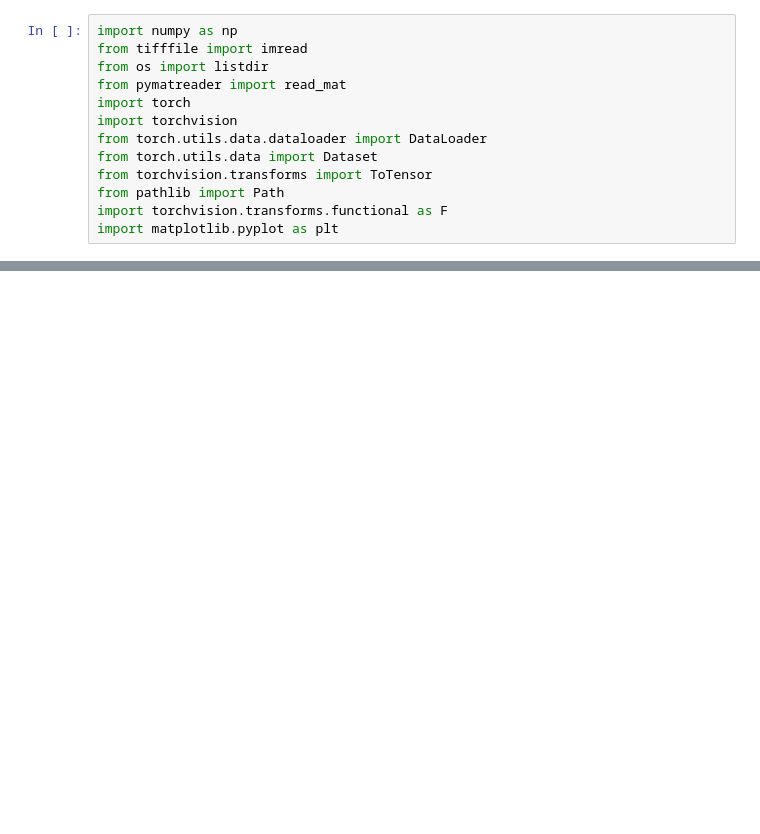
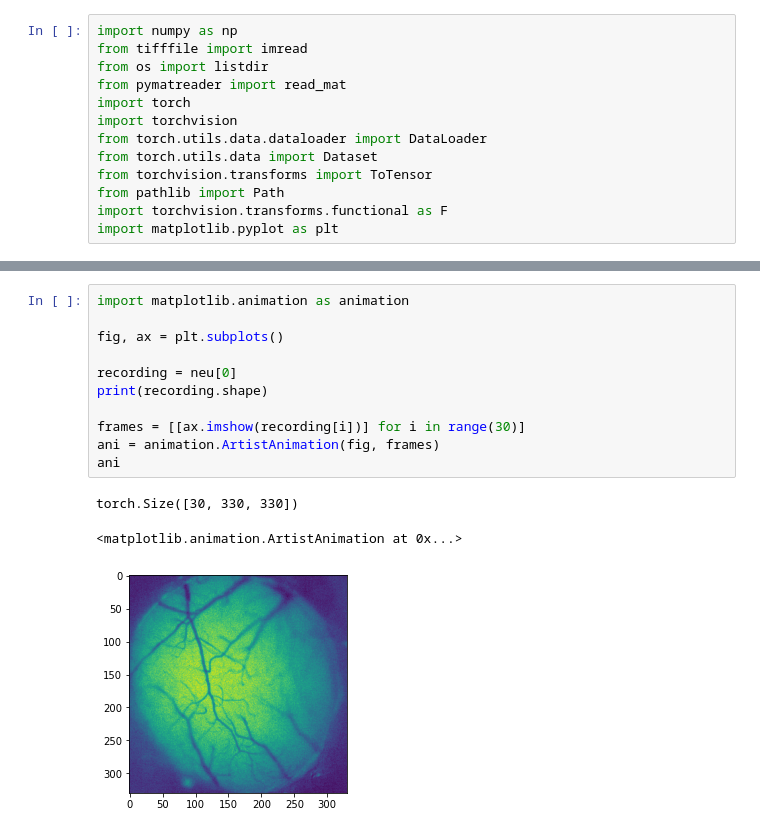
Before and after one commit to SeanSDarcy2001/kanoldLab, a Jupyter notebook: soundVis.ipynb, the cells around one changed output, grey strips where cells are left out. Drawn from its saved outputs; the diff is of its cells as text; blank space fills up the shorter version.

Commit message:
data loader works, animations next

```diff
--- a/soundVis.ipynb
+++ b/soundVis.ipynb
@@ -136,0 +107,15 @@ torch.Size([2, 330, 30, 330])
+# %%
+import matplotlib.animation as animation
+
+fig, ax = plt.subplots()
+
+recording = neu[0]
+print(recording.shape)
+
+frames = [[ax.imshow(recording[i])] for i in range(30)]
+ani = animation.ArtistAnimation(fig, frames)
+ani
+# %% [output]
+torch.Size([30, 330, 330])
+<matplotlib.animation.ArtistAnimation at 0x...>
+[figure, added]
```
Also changed, not shown: parts of 4 cells of this notebook.
